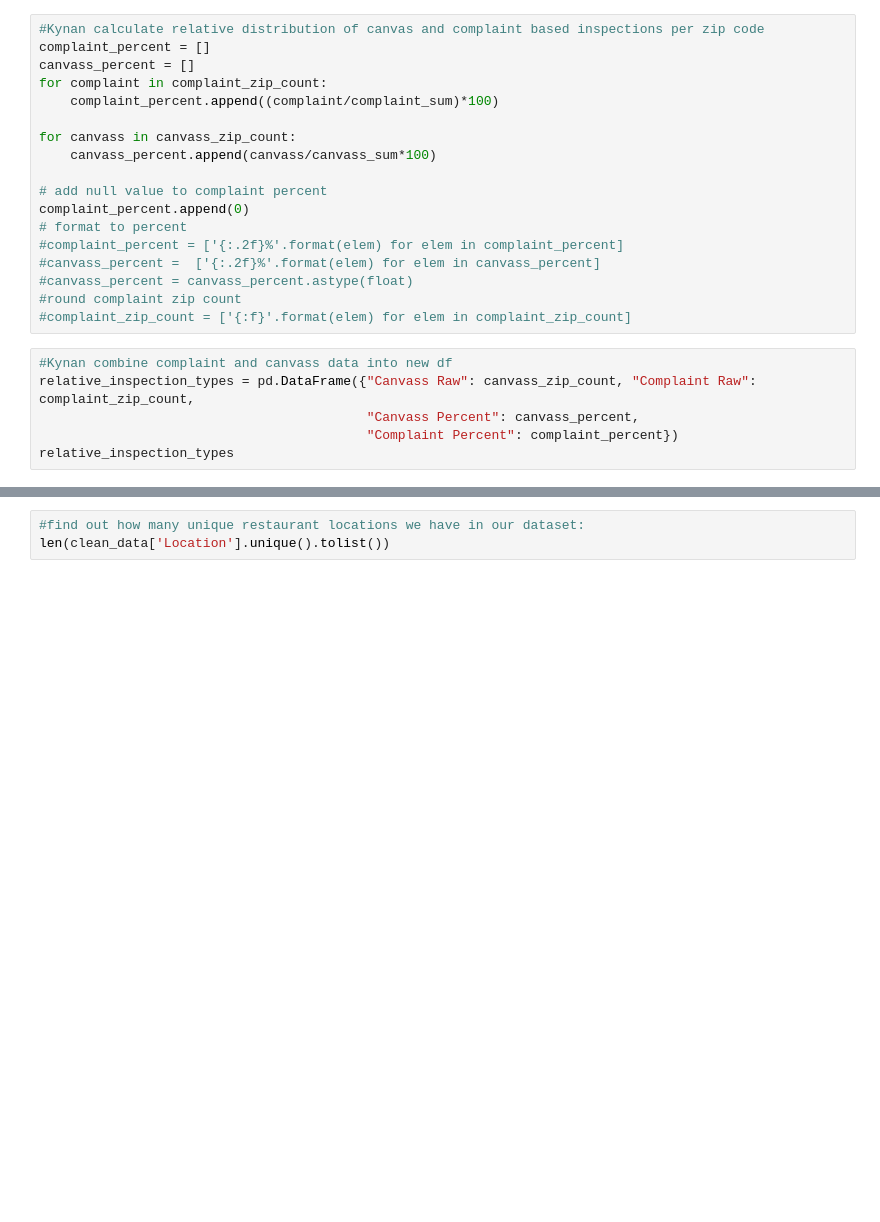
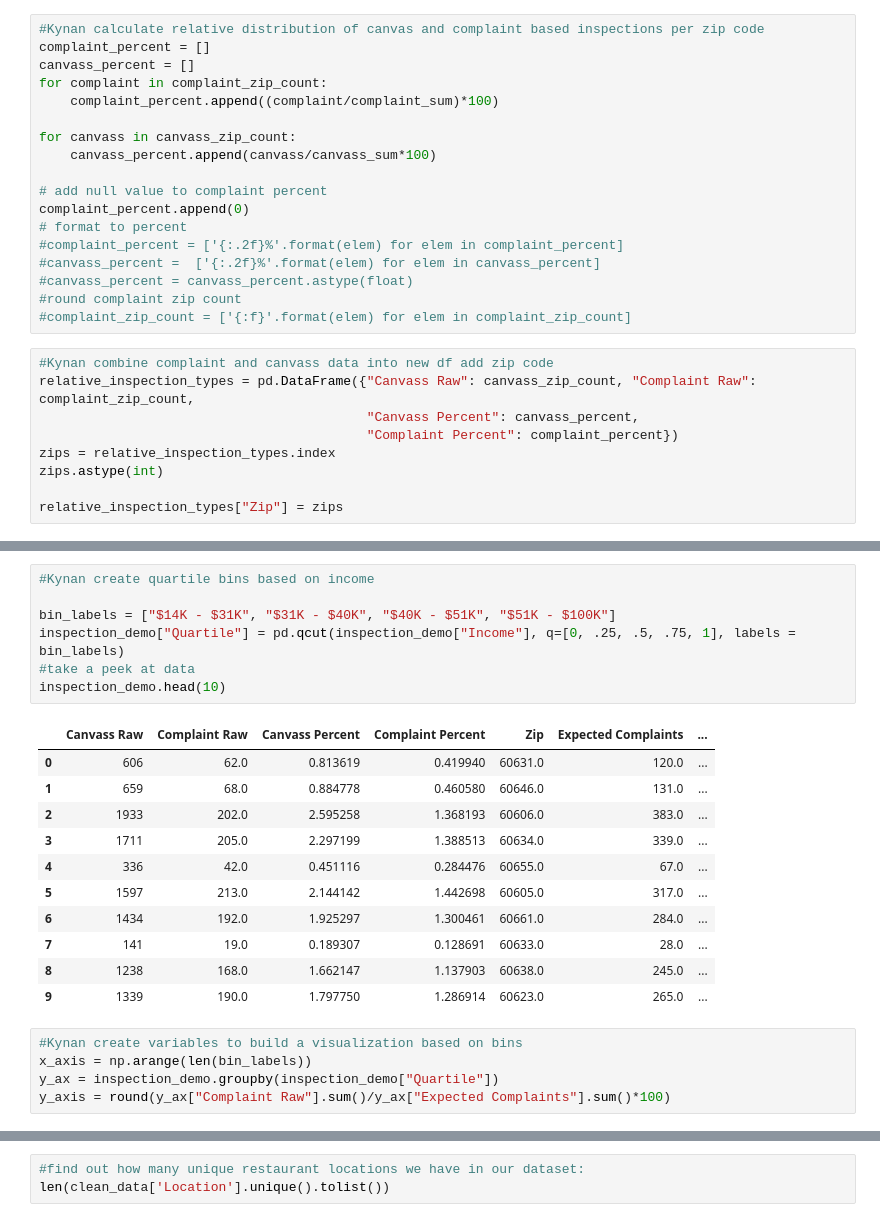
Before and after one commit to kynanl/K.I.K-Project-1, a Jupyter notebook: kynan_restaurant_complaints.ipynb, the cells around one changed output, grey strips where cells are left out. Cells and saved outputs as stored; diff of their text form; blank space fills up the shorter version.

```diff
--- a/kynan_restaurant_complaints.ipynb
+++ b/kynan_restaurant_complaints.ipynb
@@ -226,8 +207,11 @@ complaint_percent.append(0)
 #round complaint zip count
 #complaint_zip_count = ['{:f}'.format(elem) for elem in complaint_zip_count]
 # %%
-#Kynan combine complaint and canvass data into new df
+#Kynan combine complaint and canvass data into new df add zip code
 relative_inspection_types = pd.DataFrame({"Canvass Raw": canvass_zip_count, "Complaint Raw": complaint_zip_count,
                                           "Canvass Percent": canvass_percent,
                                           "Complaint Percent": complaint_percent})
-relative_inspection_types
+zips = relative_inspection_types.index
+zips.astype(int)
+
+relative_inspection_types["Zip"] = zips
@@ -302,0 +294,24 @@ Int64Index([60601, 60602, 60603, 60604, 60605, 60606, 60607, 60608, 60609,
+# %%
+#Kynan create quartile bins based on income
+
+bin_labels = ["$14K - $31K", "$31K - $40K", "$40K - $51K", "$51K - $100K"]
+inspection_demo["Quartile"] = pd.qcut(inspection_demo["Income"], q=[0, .25, .5, .75, 1], labels = bin_labels)
+#take a peek at data
+inspection_demo.head(10)
+# %% [output]
+|  | Canvass Raw | Complaint Raw | Canvass Percent | Complaint Percent | Zip | Expected Complaints | ... |
+| 0 | 606 | 62.0 | 0.813619 | 0.419940 | 60631.0 | 120.0 | ... |
+| 1 | 659 | 68.0 | 0.884778 | 0.460580 | 60646.0 | 131.0 | ... |
+| 2 | 1933 | 202.0 | 2.595258 | 1.368193 | 60606.0 | 383.0 | ... |
+| 3 | 1711 | 205.0 | 2.297199 | 1.388513 | 60634.0 | 339.0 | ... |
+| 4 | 336 | 42.0 | 0.451116 | 0.284476 | 60655.0 | 67.0 | ... |
+| 5 | 1597 | 213.0 | 2.144142 | 1.442698 | 60605.0 | 317.0 | ... |
+| 6 | 1434 | 192.0 | 1.925297 | 1.300461 | 60661.0 | 284.0 | ... |
+| 7 | 141 | 19.0 | 0.189307 | 0.128691 | 60633.0 | 28.0 | ... |
+| 8 | 1238 | 168.0 | 1.662147 | 1.137903 | 60638.0 | 245.0 | ... |
+| 9 | 1339 | 190.0 | 1.797750 | 1.286914 | 60623.0 | 265.0 | ... |
+# %%
+#Kynan create variables to build a visualization based on bins
+x_axis = np.arange(len(bin_labels))
+y_ax = inspection_demo.groupby(inspection_demo["Quartile"])
+y_axis = round(y_ax["Complaint Raw"].sum()/y_ax["Expected Complaints"].sum()*100)
```
Also changed, not shown: parts of 26 cells of this notebook, 1 other file.
